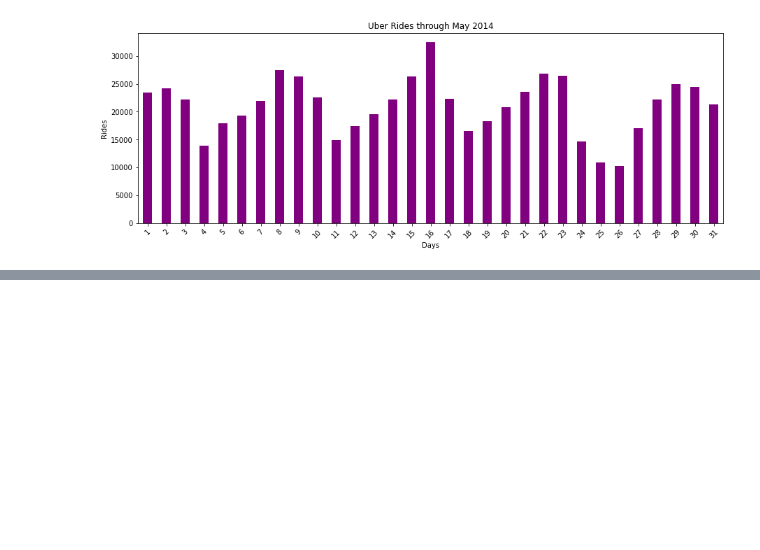
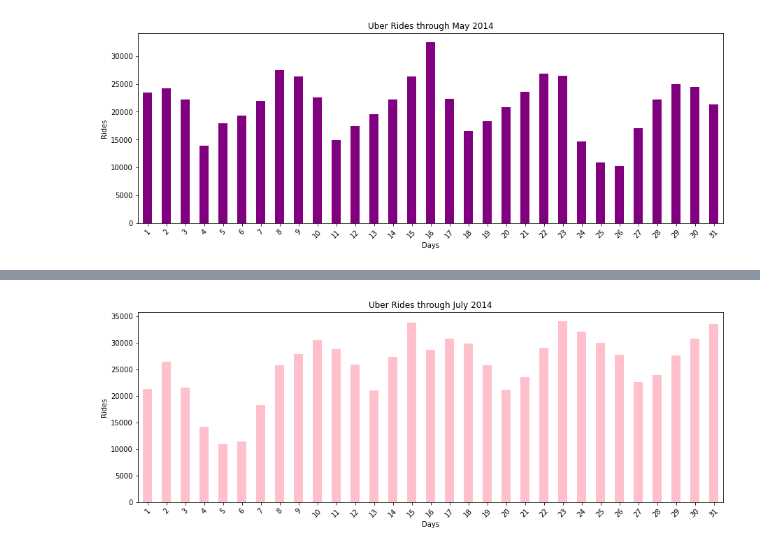
Before and after one commit to Kamerondee/UbervsWeather_Pro1, a Jupyter notebook: main.ipynb, the cells around one changed output, grey strips where cells are left out. Drawn from its saved outputs; the diff is of its cells as text; code cells hidden in the pictures; blank space fills up the shorter version.

```diff
--- a/main.ipynb
+++ b/main.ipynb
@@ -180,0 +288,14 @@ for item in plt.gca().get_xticklabels():
+# %%
+# Renaming the date column
+uber_jul.rename({'Date/Time':'Date'}, axis=1, inplace=True)
+
+uber_jul['Date'] = pd.to_datetime(uber_jul['Date'])
+
+# Create new columns to hold different time variables
+uber_jul['Month'] = uber_jul['Date'].dt.month_name().str[:3]
+
+uber_jul['Day'] = uber_jul['Date'].dt.day_name().str[:3]
+
+uber_jul['Hour'] = uber_jul['Date'].dt.hour
+
+uber_jul.head()
@@ -180,0 +309,3 @@ for item in plt.gca().get_xticklabels():
+# %%
+# Create a new column to store this new binned column with 15 minute intervals
+uber_jul['BinnedHour'] = uber_jul['Date'].dt.floor('15min')
@@ -180,0 +328,17 @@ for item in plt.gca().get_xticklabels():
+# %%
+# Plot total July Uber rides by 'Days'
+plt.figure(figsize=(15,5))
+
+uber_jul['BinnedHour'].dt.day.value_counts().sort_index().plot(kind='bar',color='pink')
+
+for item in plt.gca().get_xticklabels():
+
+    item.set_rotation(45)
+
+    plt.title('Uber Rides through July 2014')
+
+    plt.xlabel('Days')
+
+    plt.ylabel('Rides')
+# %% [output]
+[figure, added]
```
Also changed, not shown: parts of 22 cells of this notebook.
